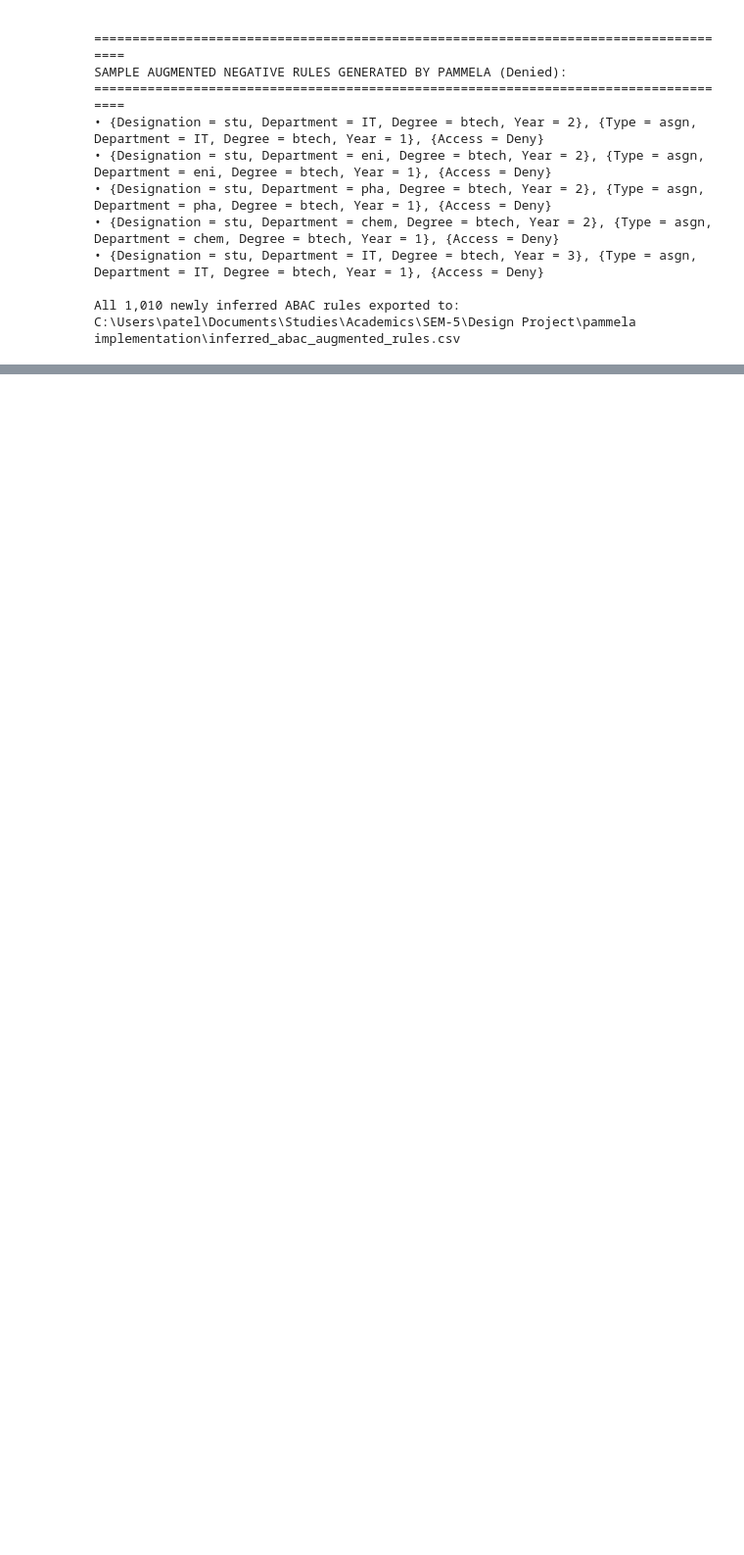
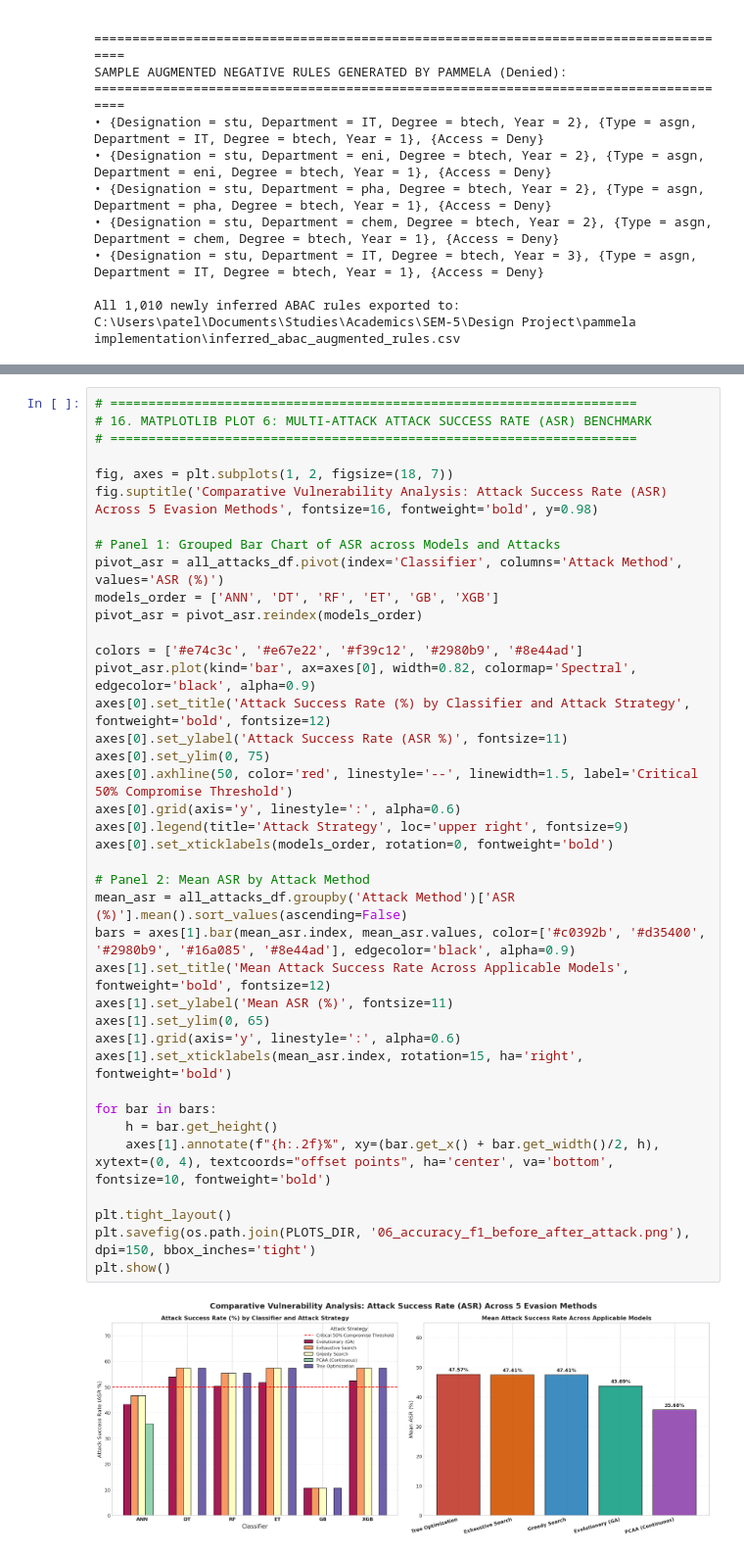
Before and after one commit to Harpil70/pammla-implementation-with-attacks, a Jupyter notebook: pammela.ipynb, the cells around one changed output, grey strips where cells are left out. Shown at 98% size. Drawn from its saved outputs; the diff is of its cells as text; blank space fills up the shorter version.

Commit message:
Implement and benchmark all 5 categorical evasion attacks with comparative visualizations

```diff
--- a/pammela.ipynb
+++ b/pammela.ipynb
@@ -1143,0 +1225,41 @@ The empirical evaluation proves that standard supervised models trained on ABAC
+# %%
+# =====================================================================
+# 16. MATPLOTLIB PLOT 6: MULTI-ATTACK ATTACK SUCCESS RATE (ASR) BENCHMARK
+# =====================================================================
+
+fig, axes = plt.subplots(1, 2, figsize=(18, 7))
+fig.suptitle('Comparative Vulnerability Analysis: Attack Success Rate (ASR) Across 5 Evasion Methods', fontsize=16, fontweight='bold', y=0.98)
+
+# Panel 1: Grouped Bar Chart of ASR across Models and Attacks
+pivot_asr = all_attacks_df.pivot(index='Classifier', columns='Attack Method', values='ASR (%)')
+models_order = ['ANN', 'DT', 'RF', 'ET', 'GB', 'XGB']
+pivot_asr = pivot_asr.reindex(models_order)
+
+colors = ['#e74c3c', '#e67e22', '#f39c12', '#2980b9', '#8e44ad']
+pivot_asr.plot(kind='bar', ax=axes[0], width=0.82, colormap='Spectral', edgecolor='black', alpha=0.9)
+axes[0].set_title('Attack Success Rate (%) by Classifier and Attack Strategy', fontweight='bold', fontsize=12)
+axes[0].set_ylabel('Attack Success Rate (ASR %)', fontsize=11)
+axes[0].set_ylim(0, 75)
+axes[0].axhline(50, color='red', linestyle='--', linewidth=1.5, label='Critical 50% Compromise Threshold')
+axes[0].grid(axis='y', linestyle=':', alpha=0.6)
+axes[0].legend(title='Attack Strategy', loc='upper right', fontsize=9)
+axes[0].set_xticklabels(models_order, rotation=0, fontweight='bold')
+
+# Panel 2: Mean ASR by Attack Method
+mean_asr = all_attacks_df.groupby('Attack Method')['ASR (%)'].mean().sort_values(ascending=False)
+bars = axes[1].bar(mean_asr.index, mean_asr.values, color=['#c0392b', '#d35400', '#2980b9', '#16a085', '#8e44ad'], edgecolor='black', alpha=0.9)
+axes[1].set_title('Mean Attack Success Rate Across Applicable Models', fontweight='bold', fontsize=12)
+axes[1].set_ylabel('Mean ASR (%)', fontsize=11)
+axes[1].set_ylim(0, 65)
+axes[1].grid(axis='y', linestyle=':', alpha=0.6)
+axes[1].set_xticklabels(mean_asr.index, rotation=15, ha='right', fontweight='bold')
+
+for bar in bars:
+    h = bar.get_height()
+    axes[1].annotate(f"{h:.2f}%", xy=(bar.get_x() + bar.get_width()/2, h), xytext=(0, 4), textcoords="offset points", ha='center', va='bottom', fontsize=10, fontweight='bold')
+
+plt.tight_layout()
+plt.savefig(os.path.join(PLOTS_DIR, '06_accuracy_f1_before_after_attack.png'), dpi=150, bbox_inches='tight')
+plt.show()
+# %% [output]
+[figure, added]
```
Also changed, not shown: parts of 16 cells of this notebook, 7 other files.
